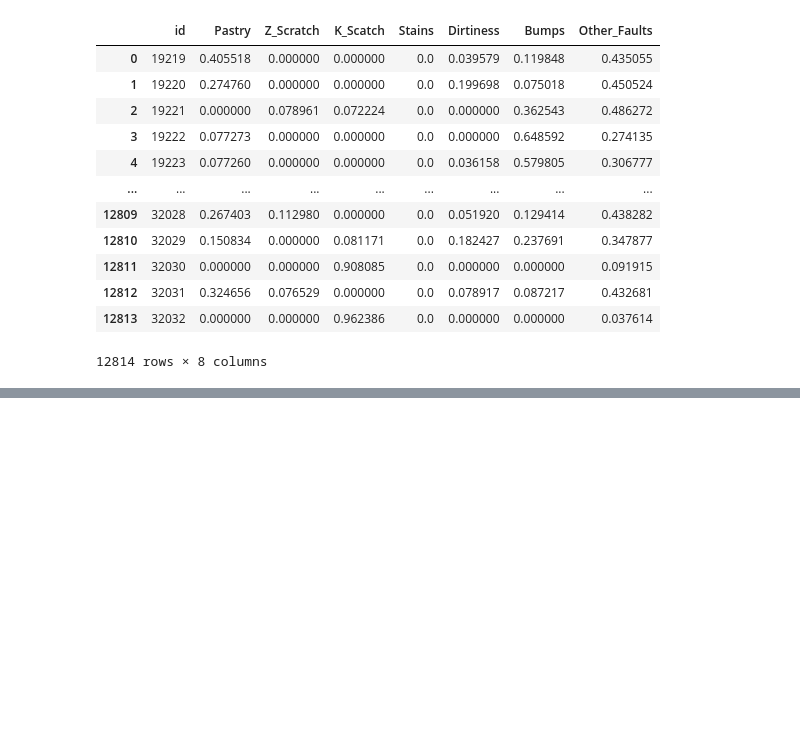
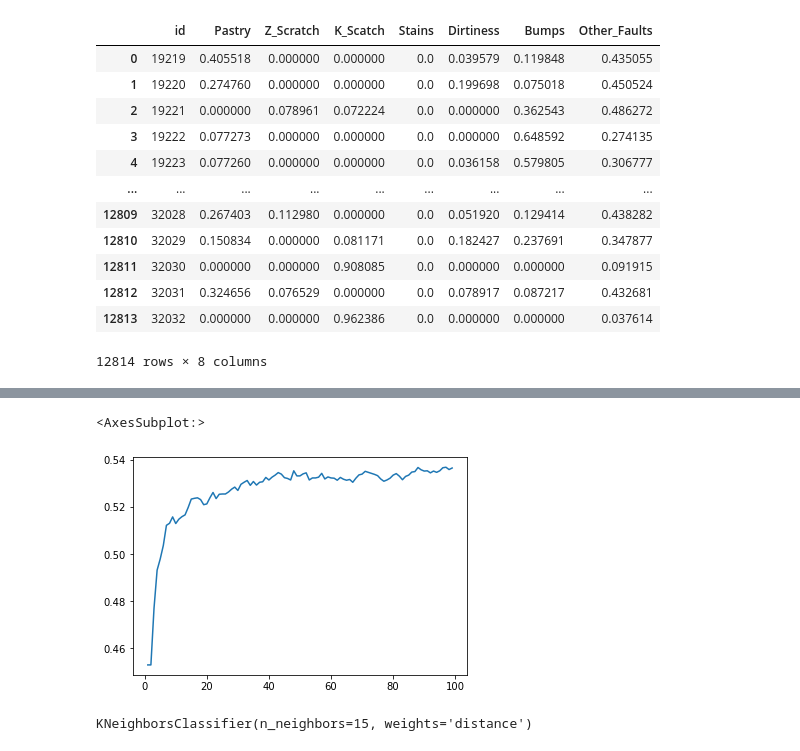
Before and after one commit to singhaditya8499/Machine-Learning, a Jupyter notebook: Projects/Steel_plate_defect_prediction/src/EDA.ipynb, the cells around one changed output, grey strips where cells are left out. Saved outputs shown, nothing was run; the diff lists cells and outputs as text; code cells hidden in the pictures; blank space fills up the shorter version.

```diff
--- a/Projects/Steel_plate_defect_prediction/src/EDA.ipynb
+++ b/Projects/Steel_plate_defect_prediction/src/EDA.ipynb
@@ -254,0 +476,6 @@ submission.to_csv("../data/k_nn_submission.csv", index=False)
+# %%
+new_mixed_data.to_csv("../data/synthetic_real_data.csv", index=False)
+new_mixed_data = pd.read_csv("../data/synthetic_real_data.csv")
+# %%
+normalisation = StandardScaler()
+new_mixed_data.iloc[:,:-1] = normalisation.fit_transform(new_mixed_data.iloc[:,:-1])
@@ -254,0 +484,10 @@ submission.to_csv("../data/k_nn_submission.csv", index=False)
+# %%
+X_train, X_val, y_train, y_val = train_test_split(new_mixed_data.iloc[:,:-1], new_mixed_data.Fault_class, test_size=0.3)
+# %%
+accuracy_synthetic_data = []
+for i in range(1,100):
+    print(f"Stating for K={i}...")
+    clf_oversampling = KNeighborsClassifier(n_neighbors=i, weights='distance')
+    clf_oversampling.fit(X_train, y_train)
+    print(f"Accuracy for K={i} is {accuracy_score(y_val, clf_oversampling.predict(X_val))}")
+    accuracy_synthetic_data.append(accuracy_score(y_val, clf_oversampling.predict(X_val)))
@@ -254,0 +512,10 @@ submission.to_csv("../data/k_nn_submission.csv", index=False)
+# %%
+sns.lineplot(x=np.arange(1,100), y=accuracy_synthetic_data)
+# %% [output]
+<AxesSubplot:>
+[figure, added]
+# %%
+clf_oversampling = KNeighborsClassifier(n_neighbors=15, weights='distance')
+clf_oversampling.fit(new_mixed_data.iloc[:,:-1], new_mixed_data.Fault_class)
+# %% [output]
+KNeighborsClassifier(n_neighbors=15, weights='distance')
```
Also changed, not shown: parts of 46 cells of this notebook, 1 other file.
